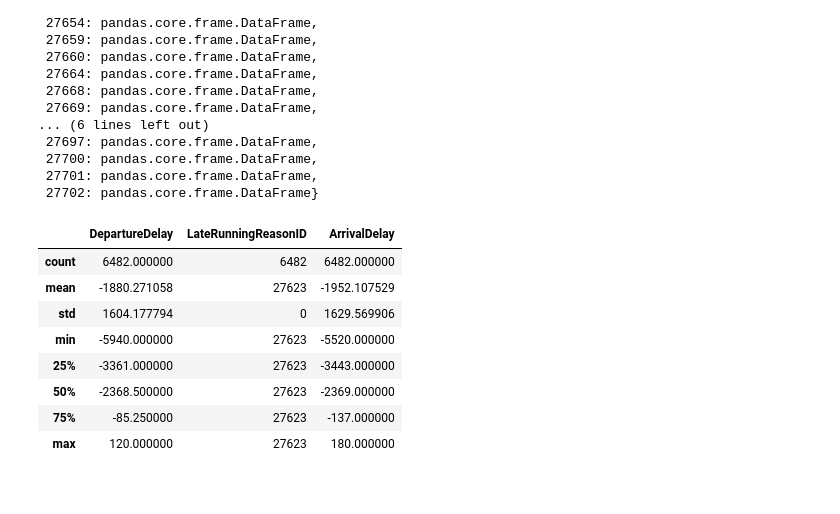
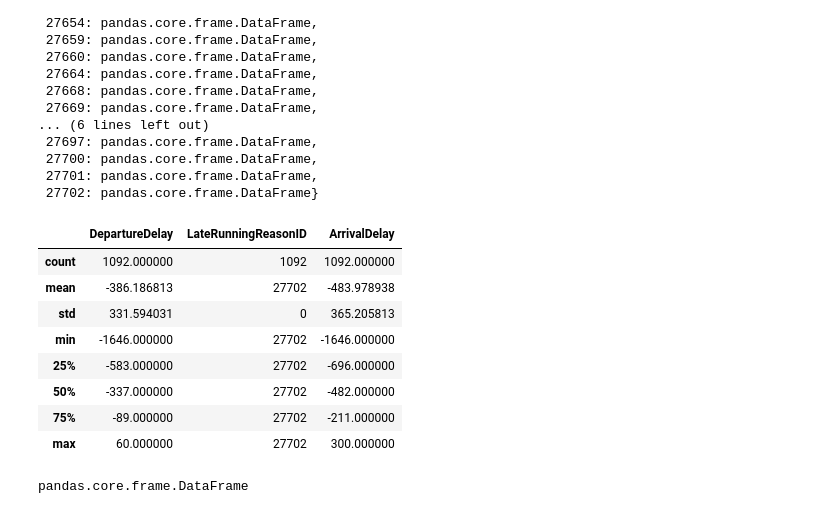
Before and after one commit to MRsAIbot/donna-alert, a Jupyter notebook: delay_estimation.ipynb, the cells around one changed output. Saved outputs shown, nothing was run; the diff lists cells and outputs as text; code cells hidden in the pictures.

```diff
--- a/delay_estimation.ipynb
+++ b/delay_estimation.ipynb
@@ -148,14 +131,14 @@ df_dict
 for key in df_dict.keys():
     df_dict[key] = df_feats[:][df_feats.LateRunningReasonID == key]
 # %%
-df_dict[27623].describe()
+df_dict[27702 ].describe()
 # %% [output]
 |  | DepartureDelay | LateRunningReasonID | ArrivalDelay |
-| count | 6482.000000 | 6482 | 6482.000000 |
-| mean | -1880.271058 | 27623 | -1952.107529 |
-| std | 1604.177794 | 0 | 1629.569906 |
-| min | -5940.000000 | 27623 | -5520.000000 |
-| 25% | -3361.000000 | 27623 | -3443.000000 |
-| 50% | -2368.500000 | 27623 | -2369.000000 |
-| 75% | -85.250000 | 27623 | -137.000000 |
-| max | 120.000000 | 27623 | 180.000000 |
+| count | 1092.000000 | 1092 | 1092.000000 |
+| mean | -386.186813 | 27702 | -483.978938 |
+| std | 331.594031 | 0 | 365.205813 |
+| min | -1646.000000 | 27702 | -1646.000000 |
+| 25% | -583.000000 | 27702 | -696.000000 |
+| 50% | -337.000000 | 27702 | -482.000000 |
+| 75% | -89.000000 | 27702 | -211.000000 |
+| max | 60.000000 | 27702 | 300.000000 |
@@ -161,0 +147,4 @@ df_dict[27623].describe()
+# %%
+type(a)
+# %% [output]
+pandas.core.frame.DataFrame
```
Also changed, not shown: parts of 5 cells of this notebook, 2 other files.
